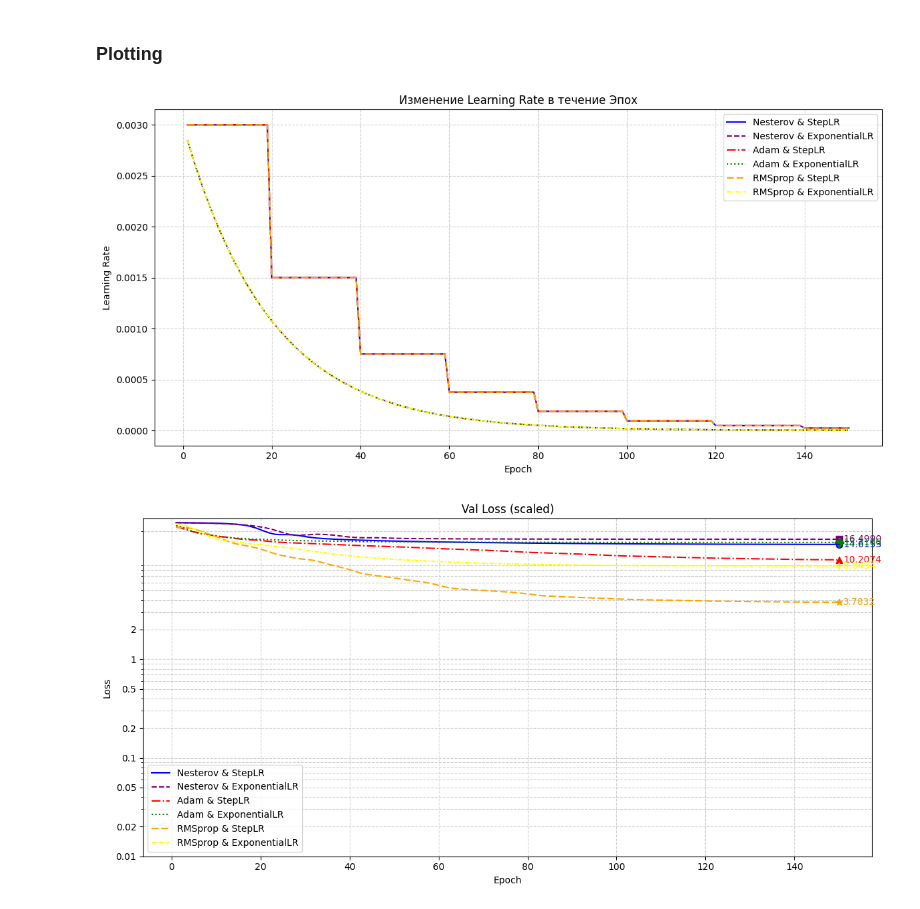
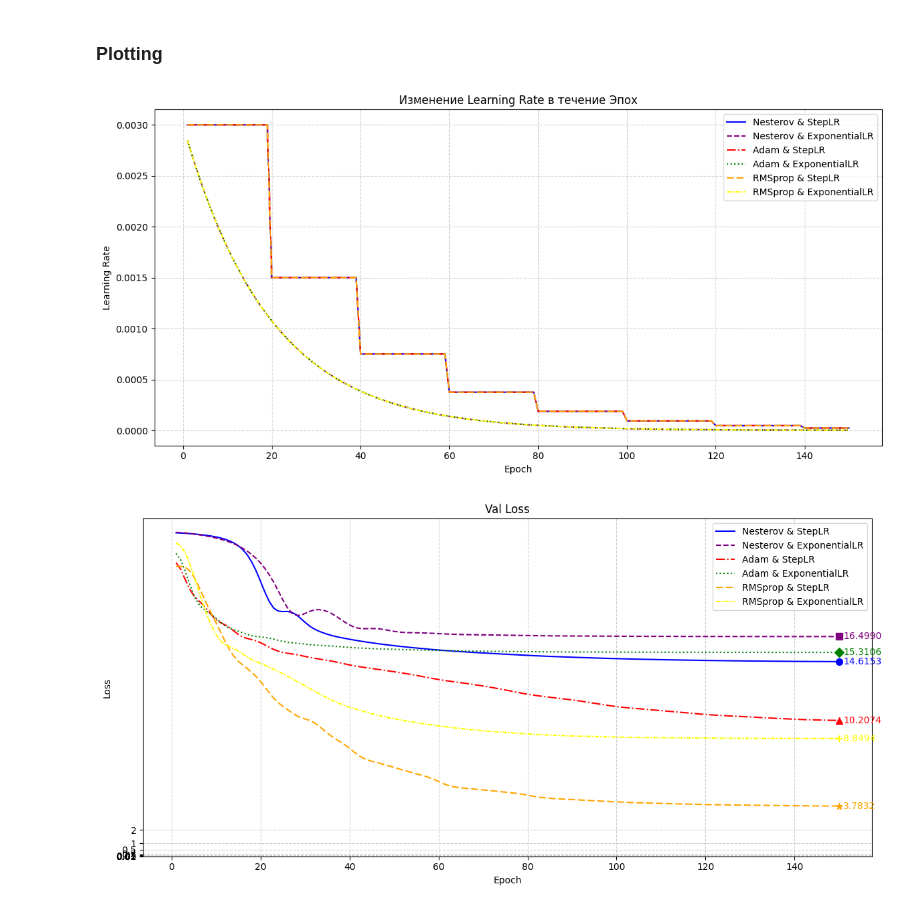
Before and after one commit to mibrgmv/py, a Jupyter notebook: sigma_bob.ipynb, the cells around one changed output. Cells and saved outputs as stored; diff of their text form; code cells hidden in the pictures.

```diff
--- a/sigma_bob.ipynb
+++ b/sigma_bob.ipynb
@@ -252,33 +252,33 @@ RMSprop & ExponentialLR (!) final validation loss: 8.8494
 # %%
 plt.figure(figsize=(12, 6))
 for label, (color, line_style, _) in plot_styles.items():
     plt.plot(range(1, num_epochs + 1), lr_history[label], label=label, color=color, linestyle=line_style)
 plt.title("Изменение Learning Rate в течение Эпох")
 plt.xlabel("Epoch")
 plt.ylabel("Learning Rate")
 plt.grid(True, linestyle="--", alpha=0.6)
 plt.legend()
 plt.tight_layout()
 plt.show()
 
 plt.figure(figsize=(12, 6))
 for label, (color, line_style, marker) in plot_styles.items():
     losses = val_loss_history[label]
     plt.plot(range(1, num_epochs + 1), losses, label=label, color=color, linestyle=line_style)
     plt.scatter(num_epochs, losses[-1], color=color, marker=marker, s=50)
     plt.text(num_epochs + 1, losses[-1], f'{losses[-1]:.4f}', fontsize=10, va='center', color=color)
-plt.title("Val Loss (scaled)")
+plt.title("Val Loss")
 plt.xlabel("Epoch")
 plt.ylabel("Loss")
-plt.yscale('log')
+# plt.yscale('log')
 plt.grid(True, which='both', linestyle='--', alpha=0.6)
 ax = plt.gca()
 y_ticks = [1e-2, 2e-2, 5e-2, 1e-1, 2e-1, 5e-1, 1e0, 2e0]
 ax.set_yticks(y_ticks)
 ax.yaxis.set_major_formatter(ticker.FuncFormatter(lambda y, _: f'{y:g}'))
 plt.legend()
 plt.tight_layout()
 plt.show()
 # %% [output]
 [figure]
-[figure, old version]
+[figure, new version]
```
